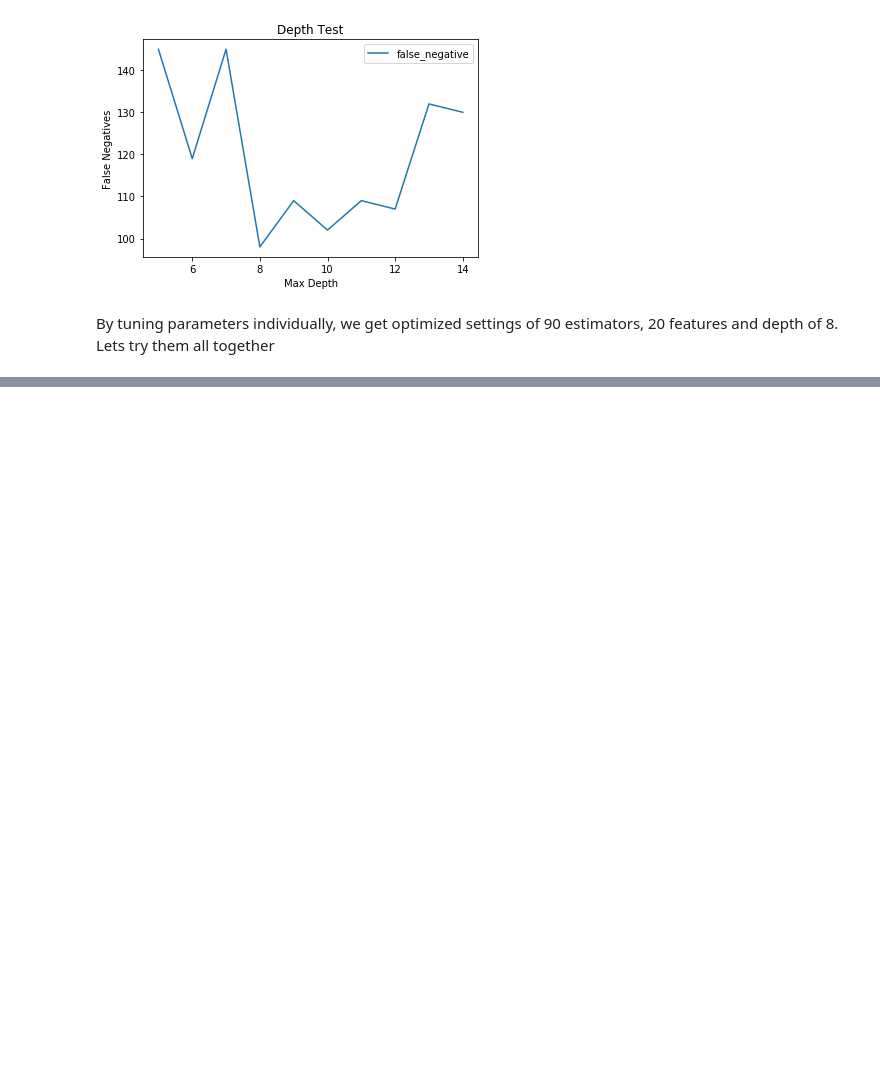
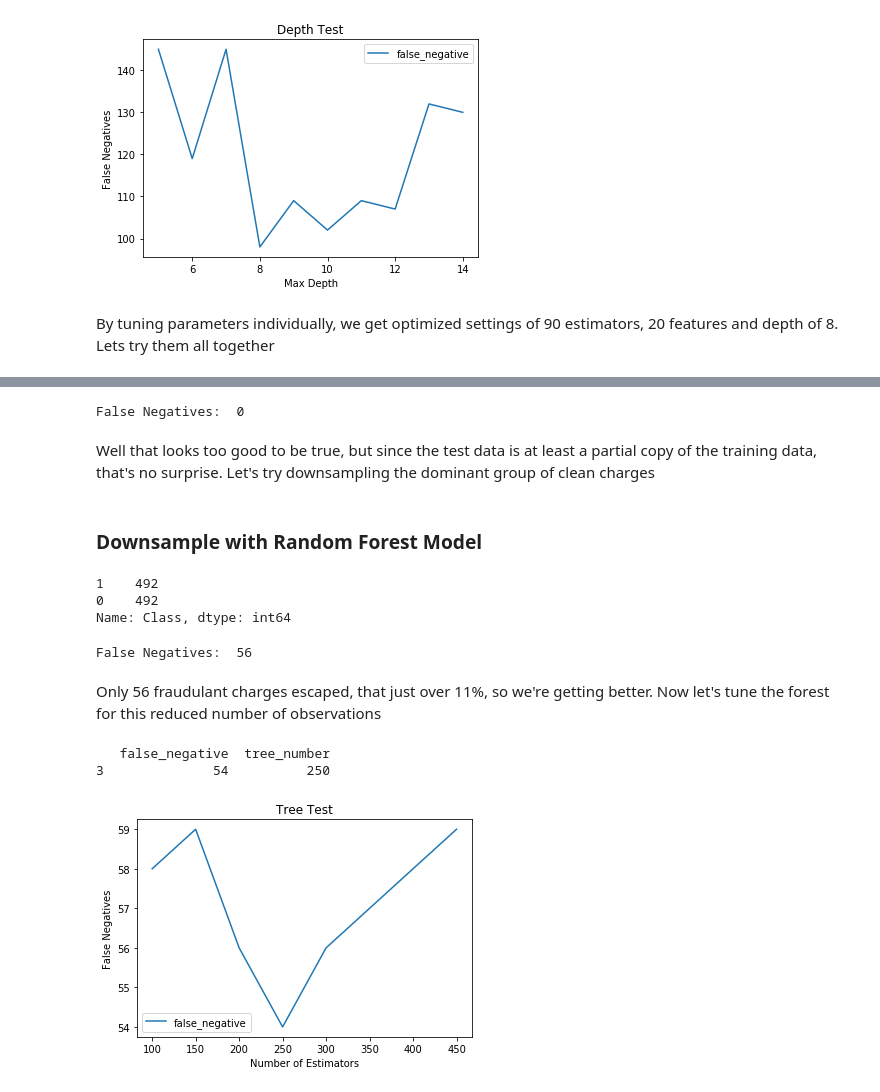
Before and after one commit to mbeckmanssf/Thinkful, a Jupyter notebook: Unit-3/6.1-CreditCardFraud.ipynb, the cells around one changed output, grey strips where cells are left out. Drawn from its saved outputs; the diff is of its cells as text; code cells hidden in the pictures; blank space fills up the shorter version.

```diff
--- a/Unit-3/6.1-CreditCardFraud.ipynb
+++ b/Unit-3/6.1-CreditCardFraud.ipynb
@@ -280,0 +386,80 @@ print('False Negatives: ', matrix[1][0])
+# %%
+target = credit_upsampled['Class']
+data = credit_upsampled.drop(['Class'], axis=1)
+# %%
+# train and test model with expanded samples using default settings
+rfc = ensemble.RandomForestClassifier()
+y_pred = cross_val_predict(rfc,data,target,cv=5)
+matrix = confusion_matrix(target,y_pred)
+print('False Negatives: ', matrix[1][0])
+# %% [output]
+False Negatives:  0
+# %% [markdown]
+Well that looks too good to be true, but since the test data is at least a partial copy of the training data, that's no surprise.  Let's try downsampling the dominant group of clean charges
+# %% [markdown]
+### Downsample with Random Forest Model
+# %%
+# Separate majority and minority classes
+clean = credit_card[credit_card['Class']==0]
+fraud = credit_card[credit_card['Class']==1]
+
+# Upsample fraud class
+clean_downsampled = resample(clean,
+                                 replace=False,     # sample with replacement
+                                 n_samples=492)    # to match majority class
+
+# Combine majority class with upsampled minority class
+credit_downsampled = pd.concat([clean_downsampled, fraud])
+
+# Display new class counts
+credit_downsampled['Class'].value_counts()
+# %% [output]
+1    492
+0    492
+Name: Class, dtype: int64
+# %%
+Y_down = credit_downsampled['Class']
+X_down = credit_downsampled.drop(['Class'], axis=1)
+# %%
+rfc = ensemble.RandomForestClassifier()
+y_pred = cross_val_predict(rfc,X_down,Y_down,cv=5)
+matrix = confusion_matrix(Y_down,y_pred)
+print('False Negatives: ', matrix[1][0])
+# %% [output]
+False Negatives:  56
+# %% [markdown]
+Only 56 fraudulant charges escaped, that just over 11%, so we're getting better.  Now let's tune the forest for this reduced number of observations
+# %%
+#Test n_estimators to minimize false negatives
+
+tune_results = pd.DataFrame()
+
+def forest_tree_fit(tree):
+    rfc = ensemble.RandomForestClassifier(
+        n_estimators=tree
+    )
+    y_pred = cross_val_predict(rfc,X_down,Y_down,cv=3)
+    matrix = confusion_matrix(Y_down,y_pred)
+
+    data = pd.DataFrame({"tree_number": [tree], "false_negative": [matrix[1][0]]})
+    return data
+
+appended_data = []
+test_range = np.arange(100, 500, 50)
+for i in test_range:
+    result = forest_tree_fit(i)
+    appended_data.append(result)
+tune_results = pd.concat(appended_data, ignore_index=True)
+
+print(tune_results.loc[tune_results['false_negative'] == tune_results['false_negative'].min()])
+
+plt.plot(tune_results['tree_number'], tune_results['false_negative'])
+plt.xlabel('Number of Estimators')
+plt.ylabel('False Negatives')
+plt.legend(loc='best')
+plt.title('Tree Test')
+plt.show()
+# %% [output]
+   false_negative  tree_number
+3              54          250
+[figure, added]
```
Also changed, not shown: parts of 27 cells of this notebook.
